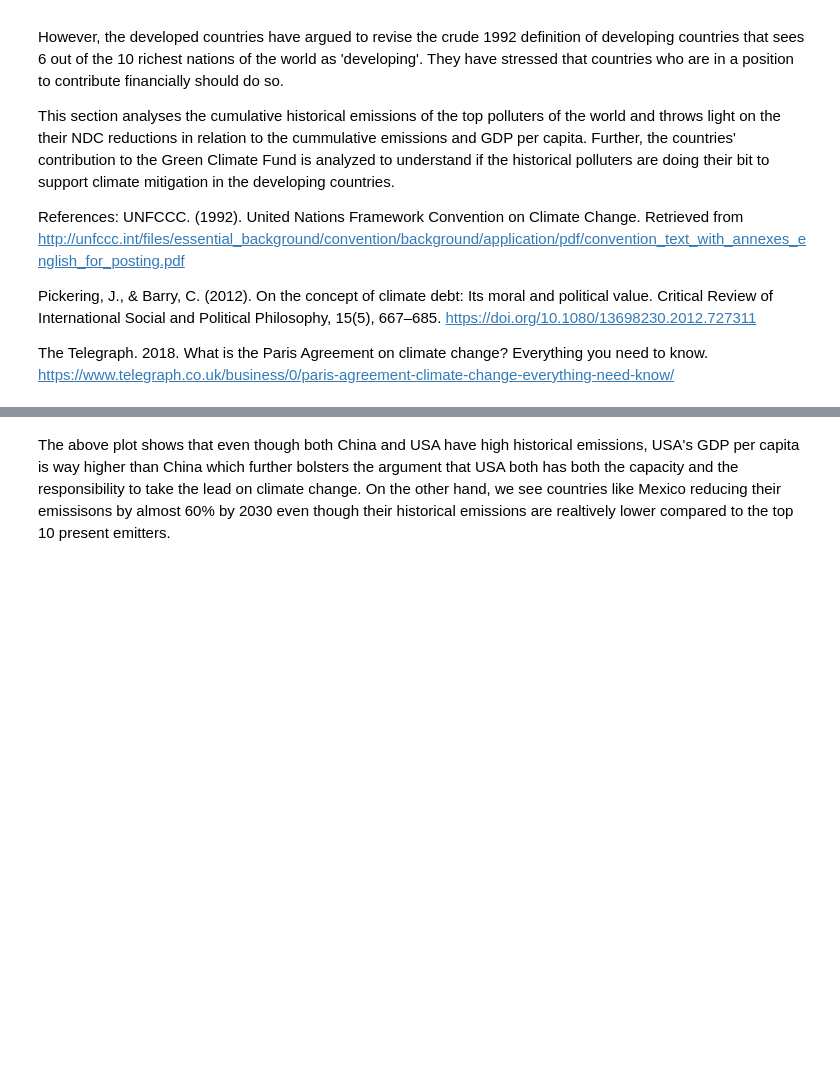
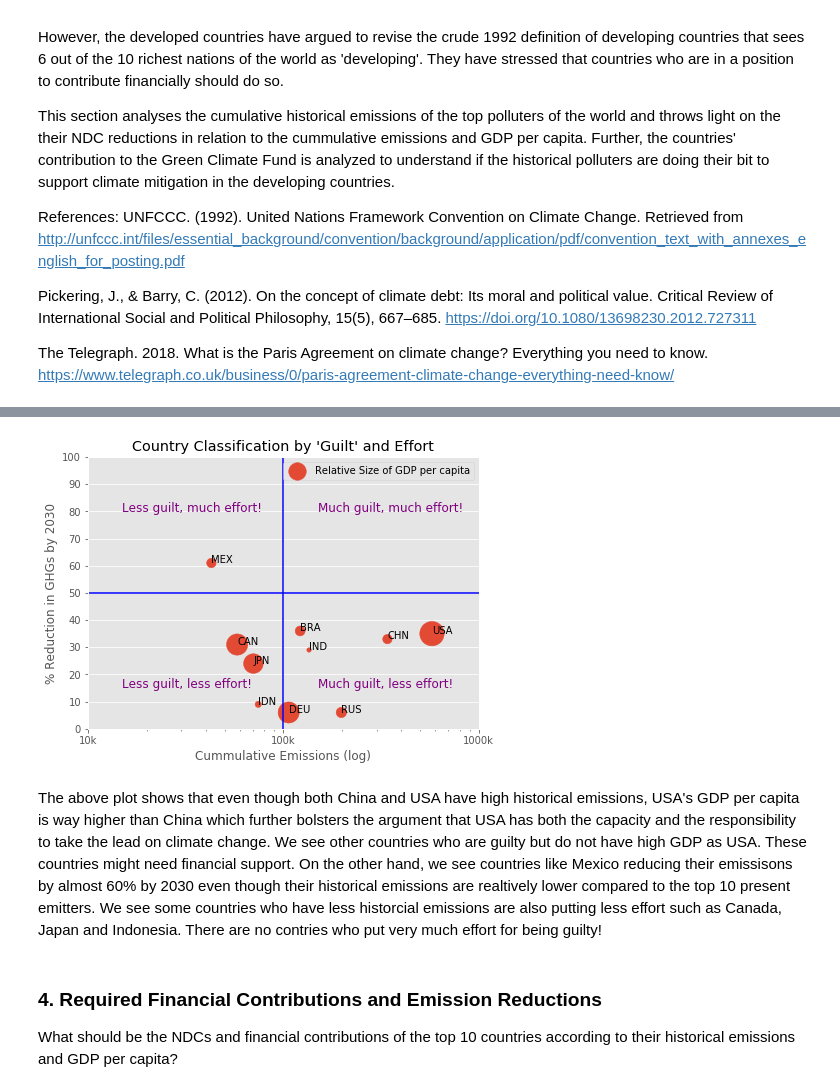
Before and after one commit to jasonrwang/ghg_analytics, a Jupyter notebook: ghg_analytics.ipynb, the cells around one changed output, grey strips where cells are left out. Saved outputs shown, nothing was run; the diff lists cells and outputs as text; code cells hidden in the pictures; blank space fills up the shorter version.

```diff
--- a/ghg_analytics.ipynb
+++ b/ghg_analytics.ipynb
@@ -622,34 +752,40 @@ p = plt.scatter(x=HistoricalDebtMergedDf["Cummulative Emissions"],y=HistoricalDe
 
 # Set the attributes for the plot
 # Since the data is skewed towards large values, we convert the x axis into a logarithmic scale
 plt.xscale("log")
 plt.xlabel("Cummulative Emissions (log)")
 plt.ylabel("% Reduction in GHGs by 2030")
 plt.grid(True)
 plt.xticks([10000,100000,1000000], ["10k","100k", "1000k"])
 plt.yticks([i*10 for i in range(11)])
 plt.title("Country Classification by 'Guilt' and Effort")
 
 # Place the country codes as a text next to the scatter points
 for i in range(len(list(HistoricalDebtMergedDf.index))):
     plt.text(x=HistoricalDebtMergedDf.iloc[i,3],y=HistoricalDebtMergedDf.iloc[i,2],\
     s = list(HistoricalDebtMergedDf.index)[i])
 
 # Divide the grid horizontally
 plt.axhline(y=50, color='b')
 
 # Divide the grid vertically
 plt.axvline(x=100000, color='b')
 
 # Assign a text to each quadrant in the plot
 plt.text(x=150000, y=80, s="Much guilt, much effort!", color = 'purple', size = 12)
 plt.text(x=15000, y=80, s="Less guilt, much effort!", color = 'purple', size = 12)
 plt.text(x=15000, y=15, s="Less guilt, less effort!", color = 'purple', size = 12)
 plt.text(x=150000, y=15, s="Much guilt, less effort!", color = 'purple', size = 12)
-plt.legend([p],['Relative Size of Current Emissions'])
+plt.legend([p],['Relative Size of GDP per capita'])
 
 # Show the plot
 plt.show()
+# %% [output]
+[figure, added]
 # %% [markdown]
-The above plot shows that even though both China and USA have high historical emissions, USA's GDP per capita is way higher than China which further bolsters the argument that USA both has both the capacity and the responsibility to take the lead on climate change. On the other hand, we see countries like Mexico reducing their emissisons by almost 60% by 2030 even though their historical emissions are realtively lower compared to the top 10 present emitters.
+The above plot shows that even though both China and USA have high historical emissions, USA's GDP per capita is way higher than China which further bolsters the argument that USA has both the capacity and the responsibility to take the lead on climate change. We see other countries who are guilty but do not have high GDP as USA. These countries might need financial support. On the other hand, we see countries like Mexico reducing their emissisons by almost 60% by 2030 even though their historical emissions are realtively lower compared to the top 10 present emitters. We see some countries who have less historcial emissions are also putting less effort such as Canada, Japan and Indonesia. There are no contries who put very much effort for being guilty!
+# %% [markdown]
+### 4. Required Financial Contributions and Emission Reductions
+
+What should be the NDCs and financial contributions of the top 10 countries according to their historical emissions and GDP per capita?
 # %% [markdown]
```
Also changed, not shown: parts of 68 cells of this notebook.
